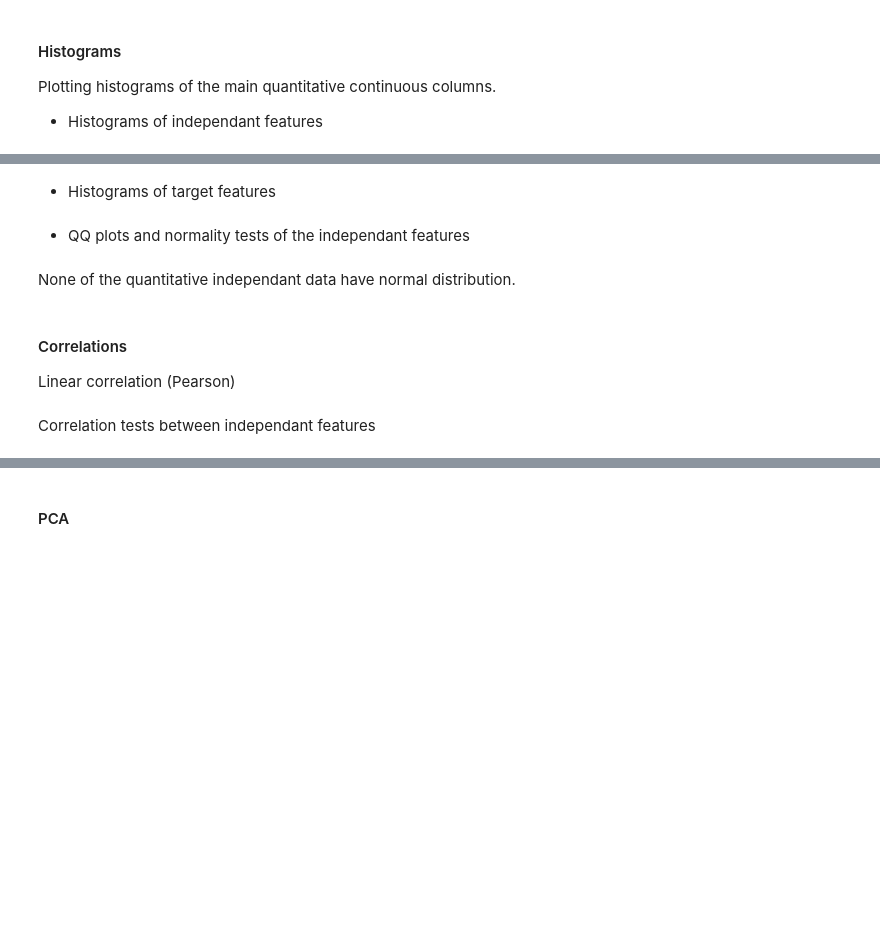
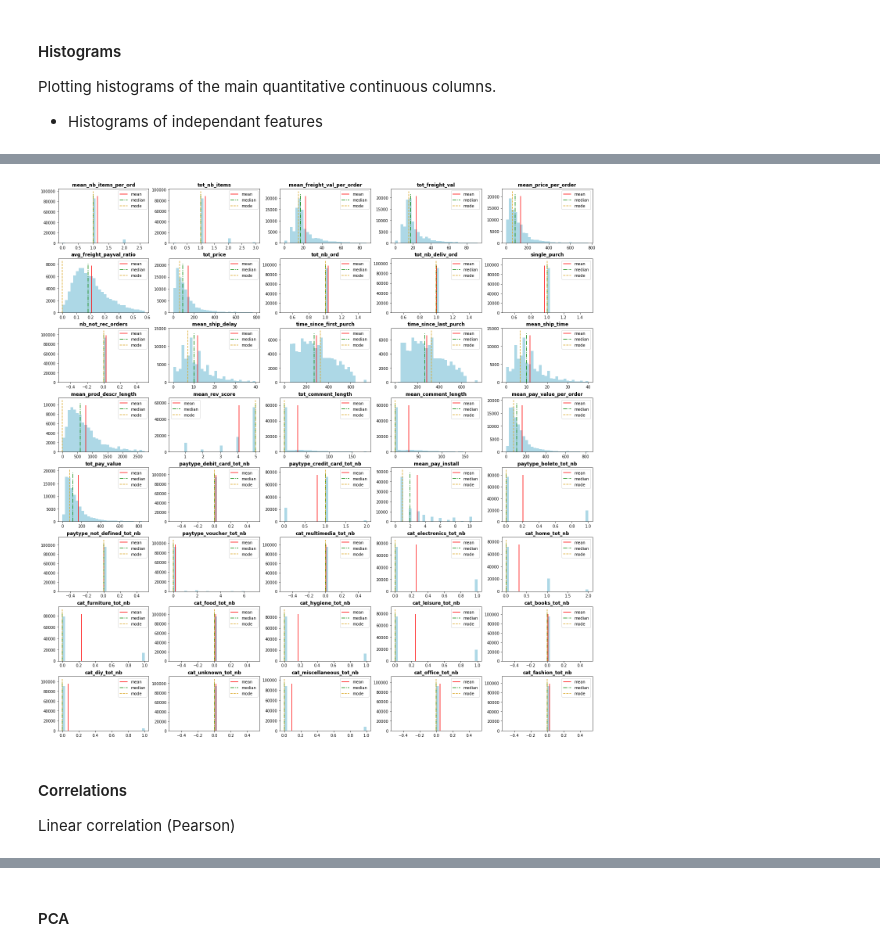
Before and after one commit to SmellyArmure/OC_DS_Project5, a Jupyter notebook: NOTEBOOKS/P5_Cleaning_EDA_2.ipynb, the cells around one changed output, grey strips where cells are left out. Drawn from its saved outputs; the diff is of its cells as text; code cells hidden in the pictures; blank space fills up the shorter version.

```diff
--- a/NOTEBOOKS/P5_Cleaning_EDA_2.ipynb
+++ b/NOTEBOOKS/P5_Cleaning_EDA_2.ipynb
@@ -340,7 +355,7 @@ Plotting histograms of the main quantitative continuous columns.
 # %%
-# # Excluding outliers to get a better scale
-# plot_histograms(df=df, cols=prop_Q_cols, file_name='2_1_histograms.png',
-#                 figsize=(15,8), bins=30, layout=(4,4), skip_outliers=True,
-#                 thresh=2, save_enabled=False)
+# Excluding outliers to get a better scale
+plot_histograms(df=df_cust, cols=Q_cols, color = 'lightblue',
+                figsize=(20,20), bins=30, layout=(8,5), skip_outliers=True,
+                thresh=3, save_enabled=False)
+# %% [output]
+[figure, added]
-# %% [markdown]
-* Histograms of target features
@@ -352,2 +361,0 @@ Plotting histograms of the main quantitative continuous columns.
-# %% [markdown]
-* QQ plots and normality tests of the independant features
@@ -360,5 +362,3 @@ Plotting histograms of the main quantitative continuous columns.
-# %% [markdown]
-None of the quantitative independant data have normal distribution.
 # %% [markdown]
 #### Correlations
 
@@ -374,2 +365,0 @@ Linear correlation (Pearson)
-# %% [markdown]
-Correlation tests between independant features
```
Also changed, not shown: parts of 66 cells of this notebook, 4 other files.
